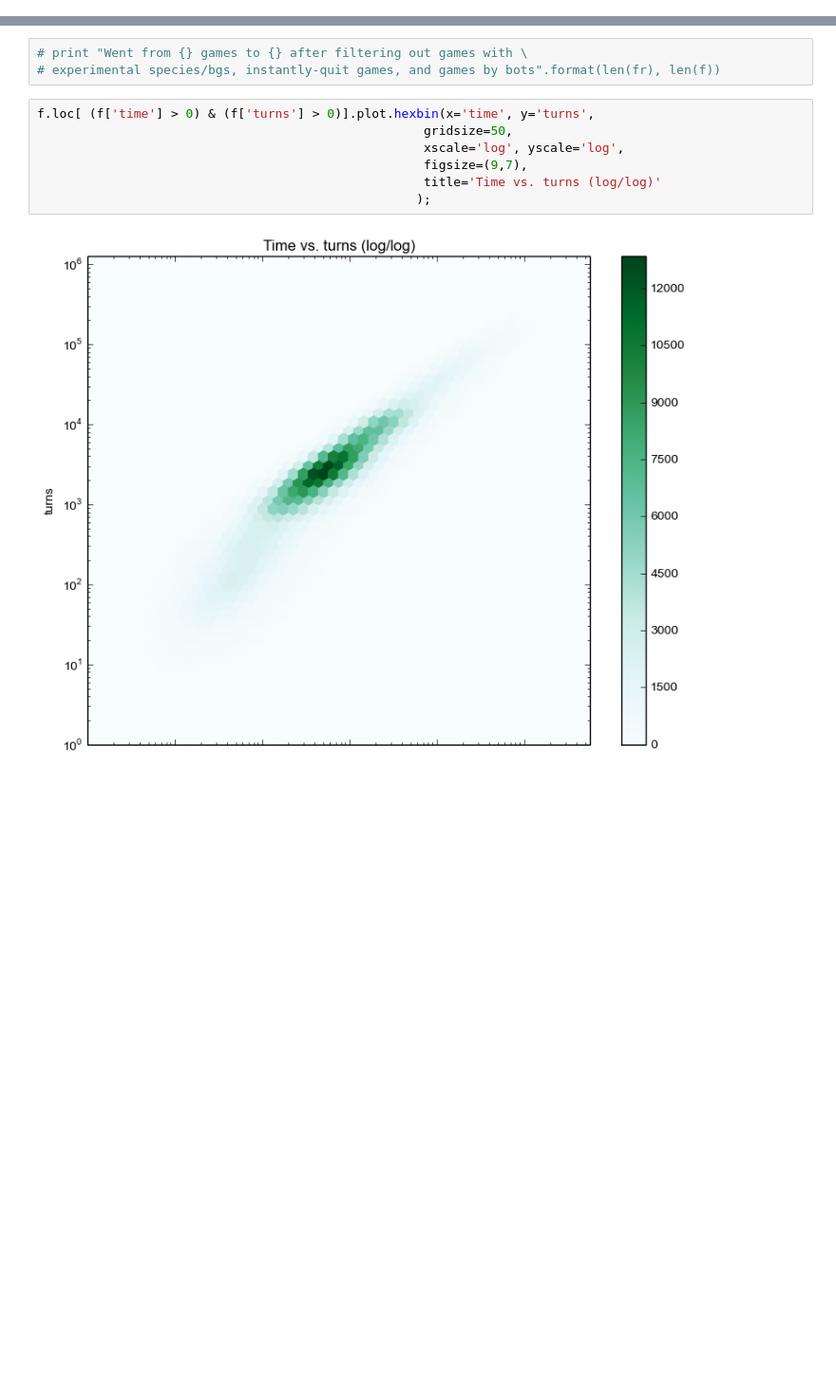
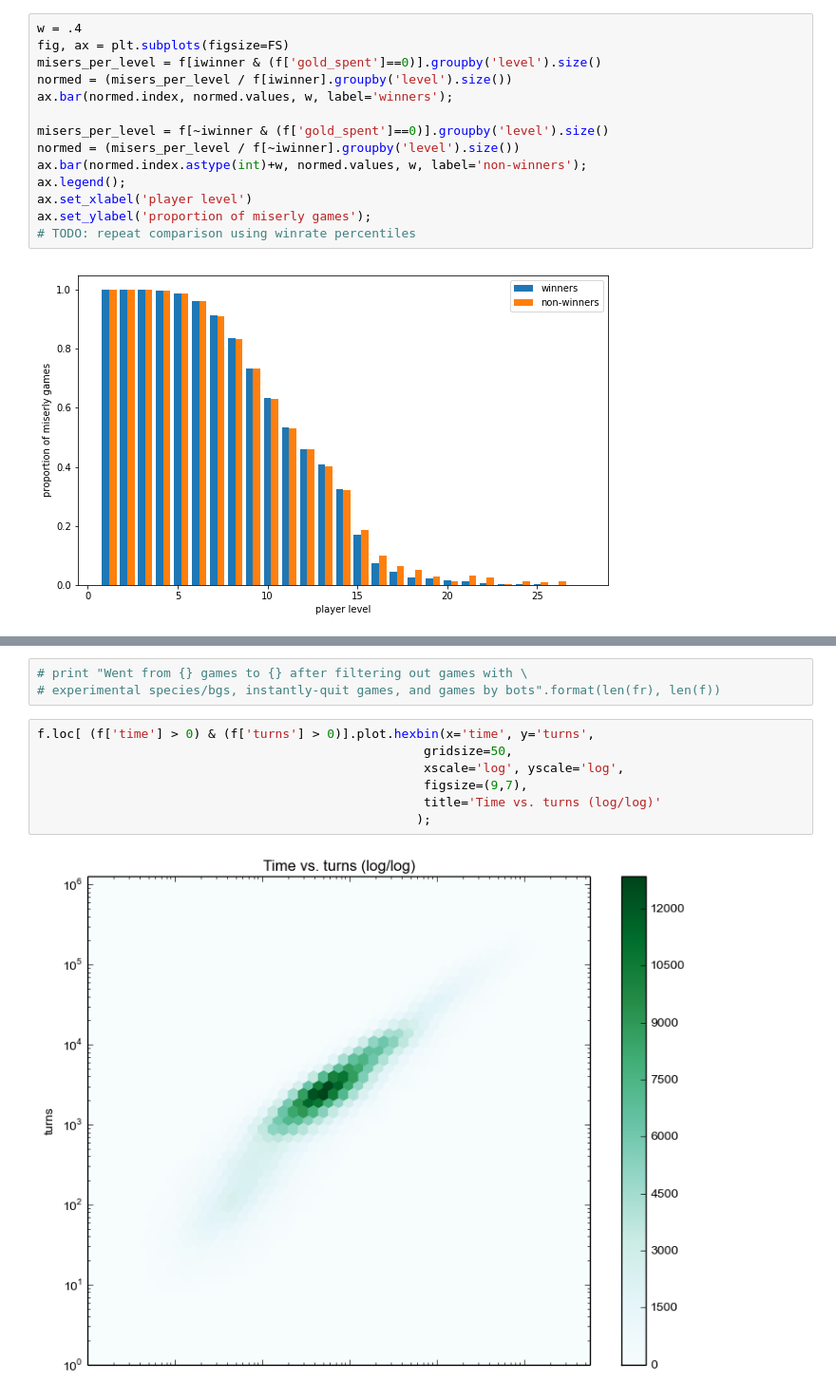
Before and after one commit to colinmorris/crawl-coroner, a Jupyter notebook: misc.ipynb, the cells around one changed output, grey strips where cells are left out. Shown at 95% size. Drawn from its saved outputs; the diff is of its cells as text; blank space fills up the shorter version.

```diff
--- a/misc.ipynb
+++ b/misc.ipynb
@@ -34,0 +93,16 @@ species      785200 non-null category
+# %%
+w = .4
+fig, ax = plt.subplots(figsize=FS)
+misers_per_level = f[iwinner & (f['gold_spent']==0)].groupby('level').size()
+normed = (misers_per_level / f[iwinner].groupby('level').size())
+ax.bar(normed.index, normed.values, w, label='winners');
+
+misers_per_level = f[~iwinner & (f['gold_spent']==0)].groupby('level').size()
+normed = (misers_per_level / f[~iwinner].groupby('level').size())
+ax.bar(normed.index.astype(int)+w, normed.values, w, label='non-winners');
+ax.legend();
+ax.set_xlabel('player level')
+ax.set_ylabel('proportion of miserly games');
+# TODO: repeat comparison using winrate percentiles
+# %% [output]
+[figure, added]
```
Also changed, not shown: parts of 12 cells of this notebook, 5 other files.
